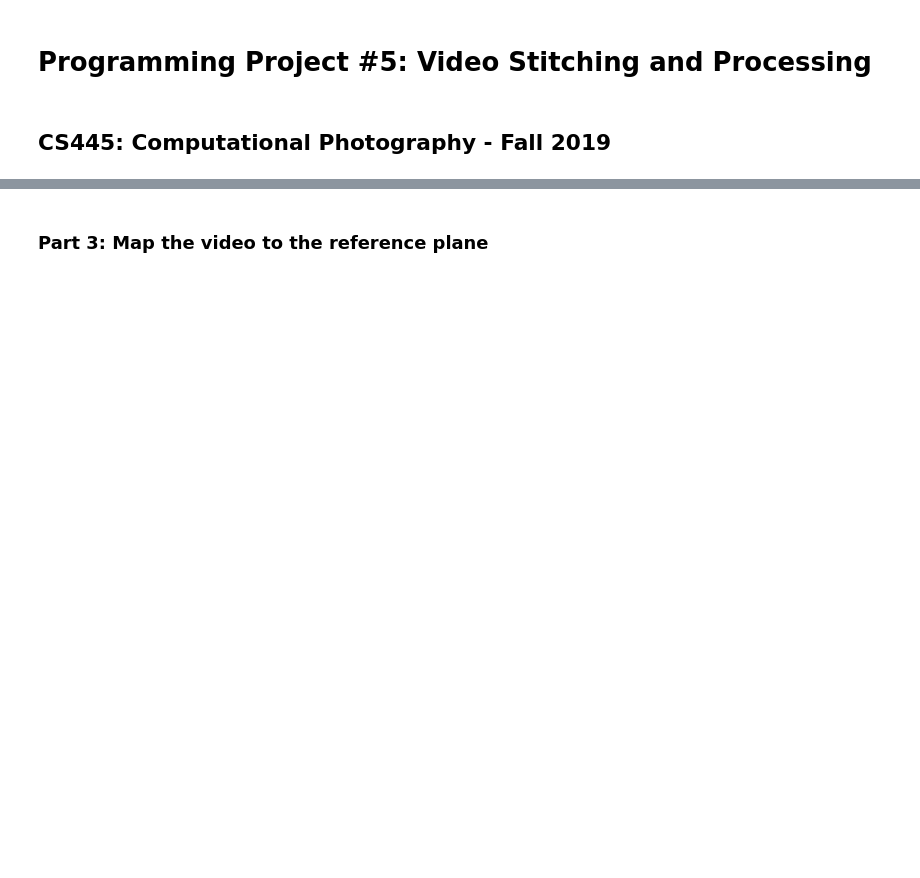
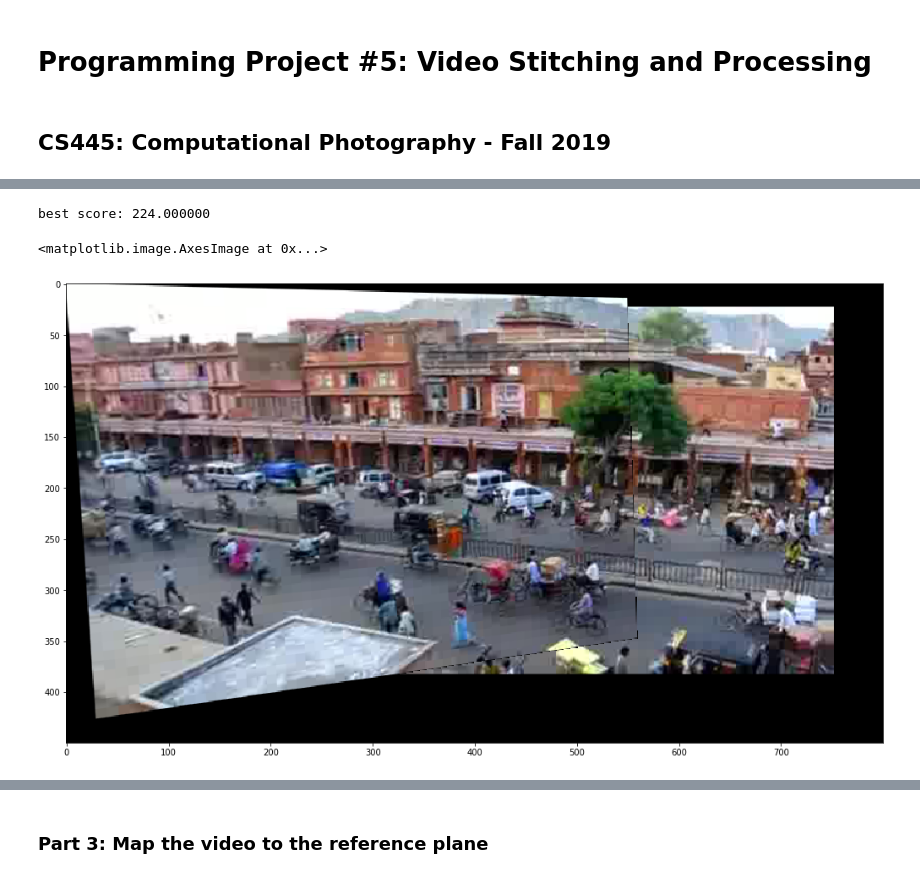
Before and after one commit to CristianMori/photoshop-and-rendering-tools, a Jupyter notebook: project-5/Project_5.ipynb, the cells around one changed output, grey strips where cells are left out. Saved outputs shown, nothing was run; the diff lists cells and outputs as text; code cells hidden in the pictures; blank space fills up the shorter version.

```diff
--- a/project-5/Project_5.ipynb
+++ b/project-5/Project_5.ipynb
@@ -88,14 +91,14 @@ def auto_homography(Ia,Ib, homography_func=None):
         pts1 = Xa[:,subset]
         pts2 = Xb[:,subset]
 
-        H_t = homography_func(pts1, pts2, normalization_func) # edit helper code below (computeHomography)
+        H_t = homography_func(pts1, pts2) # edit helper code below (computeHomography)
 
         # score homography
         Xb_ = np.dot(H_t, Xa) # project points from first image to second using H
         du = Xb_[0,:]/Xb_[2,:] - Xb[0,:]/Xb[2,:]
         dv = Xb_[1,:]/Xb_[2,:] - Xb[1,:]/Xb[2,:]
 
-        ok_t = np.sqrt(du**2 + dv**2) < 1  # you may need to play with this threshold
+        ok_t = np.sqrt(du**2 + dv**2) < 5  # you may need to play with this threshold
         score_t = sum(ok_t)
 
         if score_t > best_score:
@@ -118,9 +121,43 @@ def computeHomography(pts1, pts2):
 
     Output: H is a 3x3 matrix, such that pts2~=H*pts1
     '''
-    raise Exception("TODO in computeHomography() not implemented")
+    N = pts1.shape[1]
+    A = np.zeros((2*N,9))
+
+    for i in range(N):
+        x = pts1[:, i]
+        x_p = pts2[:, i]
+        u,v = x[0], x[1]
+        u_p,v_p = x_p[0], x_p[1]
+        A[2*i,:] = np.array([-u, -v, -1, 0, 0, 0, u*u_p, v*u_p, u_p])
+        A[2*i+1, :] = np.array([0, 0, 0, -u, -v, -1, u*v_p, v*v_p, v_p])
+
+    _,_,V = np.linalg.svd(A)
+    h = V[V.shape[0]-1,:]
+    H_n = np.reshape(h, (3,3))
+    return H_n
 # %%
-H = auto_homography(im1,im2, computeHomography)
+H = auto_homography(im2,im1, computeHomography)
+# %% [output]
+best score: 224.000000
+# %%
+ht, wd, num_channels = 450,800,3
+corners, H_t, out = np.zeros((3,4)), np.identity(3), np.zeros((450,800,3))
+corners_t = H@(np.array([[0, 0, 1], [360, 0, 1], [0, 480, 1], [360, 480, 1]])).T
+corners[0],corners[1] = corners_t[0]/corners_t[2], corners_t[1]/corners_t[2]
+H_t[0][2],H_t[1][2] = -1*min(corners[0]), -1*min(corners[1])
+img_warped1, img_warped2= cv2.warpPerspective(im1, H_t, (800, 450)), cv2.warpPerspective(im2, H_t.dot(H), (800, 450))
+
+zero_row, zero_col = np.where(np.any(img_warped2 == [0,0,0], axis=-1))
+non_row, non_col = np.where(np.any(img_warped2 != [0,0,0], axis=-1))
+out[zero_row,zero_col] = img_warped1[zero_row,zero_col]
+out[non_row,non_col] = img_warped2[non_row,non_col]
+# %%
+plt.figure(figsize=(60,10))
+plt.imshow(out/255)
+# %% [output]
+<matplotlib.image.AxesImage at 0x...>
+[figure, added]
 # %% [markdown]
 ### Part II: Panorama using five key frames
 
```
Also changed, not shown: parts of 12 cells of this notebook, 4 other files.
